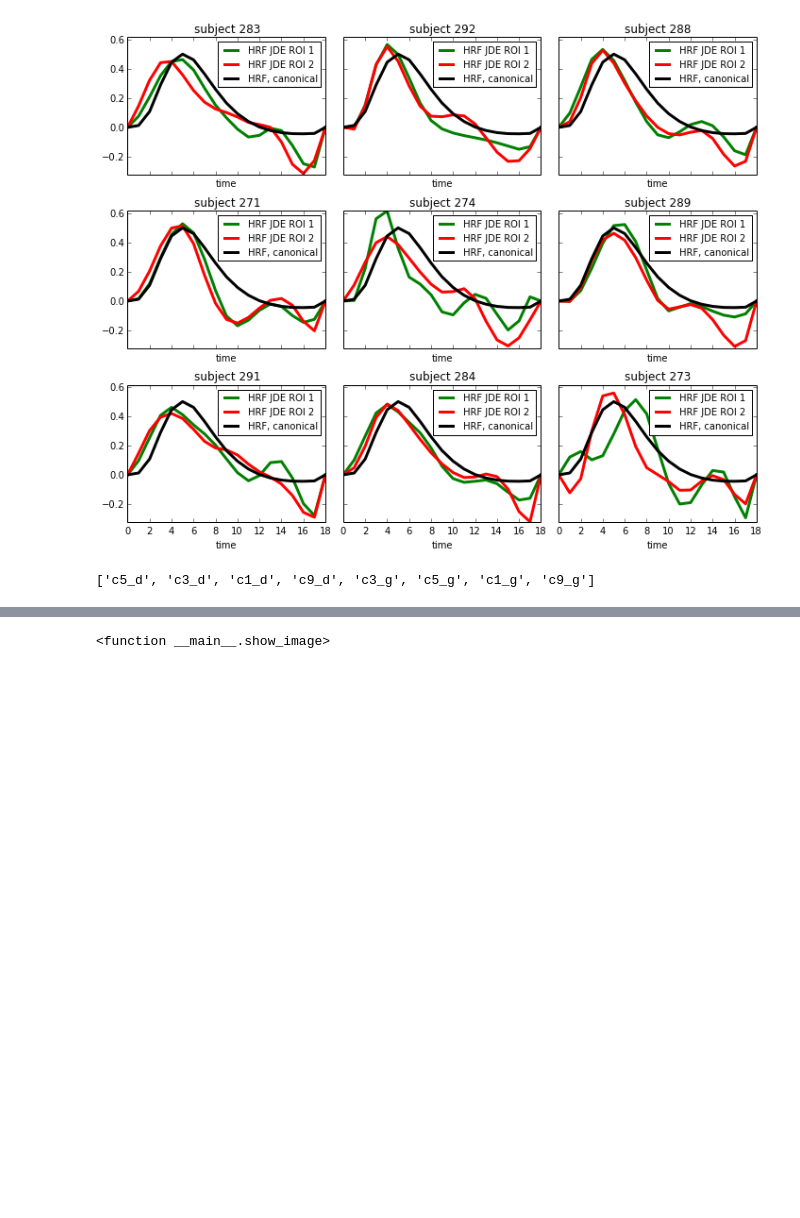
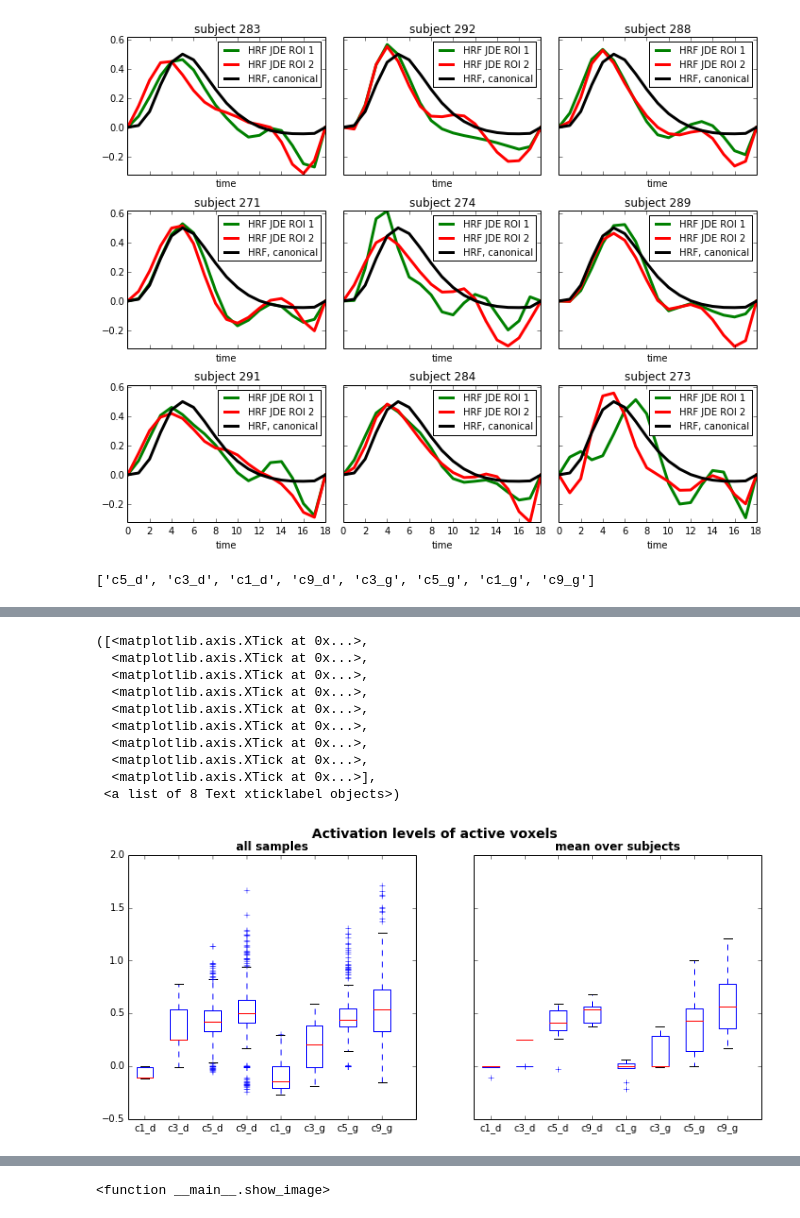
Before and after one commit to pyhrf/pyhrf, a Jupyter notebook: python/pyhrf/notebook/AGIR_data.ipynb, the cells around one changed output, grey strips where cells are left out. Cells and saved outputs as stored; diff of their text form; code cells hidden in the pictures; blank space fills up the shorter version.

```diff
--- a/python/pyhrf/notebook/AGIR_data.ipynb
+++ b/python/pyhrf/notebook/AGIR_data.ipynb
@@ -89,0 +100,27 @@ for isub, subject in enumerate(subjects[:]):
+# %%
+s, s2 = [], []
+for cond in bsubj:
+    s.append(bsubj[cond])
+    s2.append(bsubj_m[cond])
+f, ax = plt.subplots(1, 2, figsize=(12, 5), sharey=True)
+f.suptitle('Activation levels of active voxels', fontsize=14, fontweight='bold')
+ax[0].set_title('all samples', fontsize=12, fontweight='bold')
+ax[0].boxplot(s)
+plt.sca(ax[0])
+plt.xticks(range(1, 10), labels)
+ax[1].set_title('mean over subjects', fontsize=12, fontweight='bold')
+ax[1].boxplot(s2)
+plt.sca(ax[1])
+plt.xticks(range(1, 10), labels)
+# %% [output]
+([<matplotlib.axis.XTick at 0x...>,
+  <matplotlib.axis.XTick at 0x...>,
+  <matplotlib.axis.XTick at 0x...>,
+  <matplotlib.axis.XTick at 0x...>,
+  <matplotlib.axis.XTick at 0x...>,
+  <matplotlib.axis.XTick at 0x...>,
+  <matplotlib.axis.XTick at 0x...>,
+  <matplotlib.axis.XTick at 0x...>,
+  <matplotlib.axis.XTick at 0x...>],
+ <a list of 8 Text xticklabel objects>)
+[figure, added]
```
Also changed, not shown: parts of 4 cells of this notebook.
